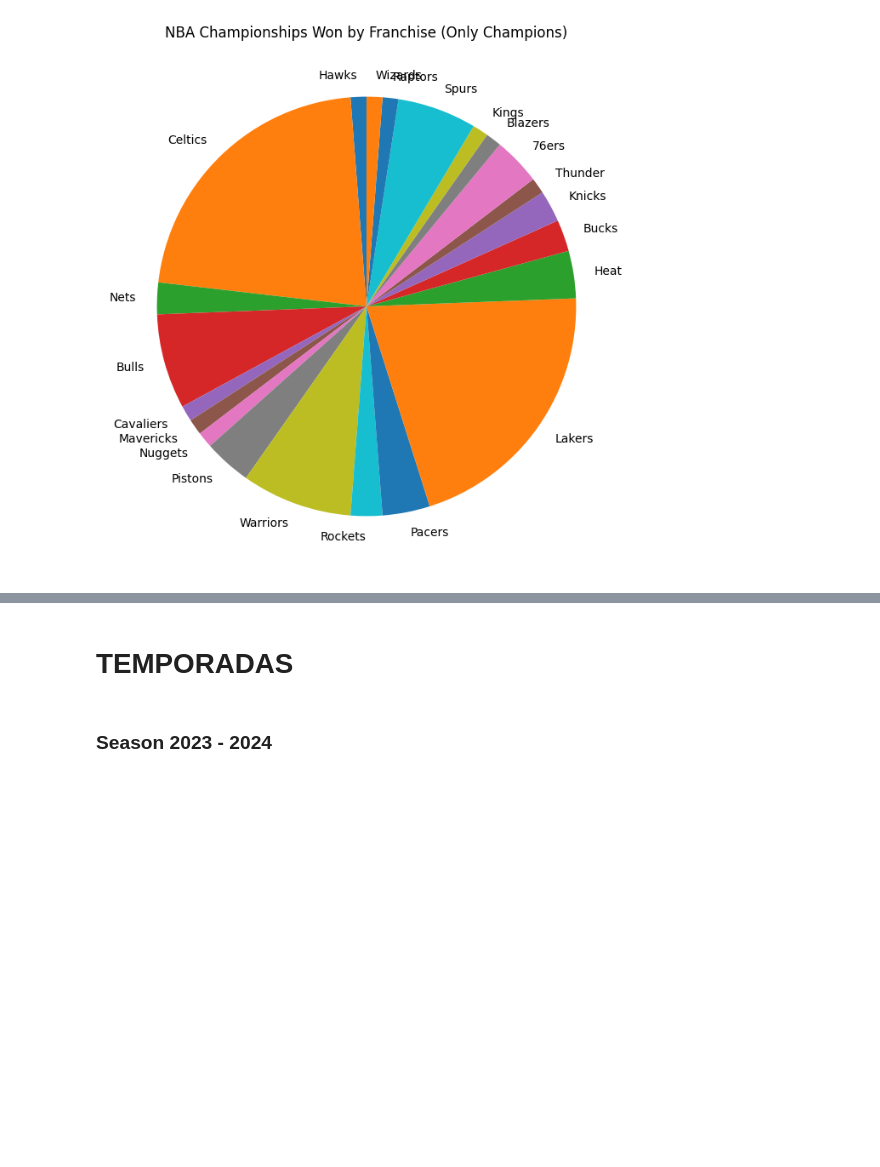
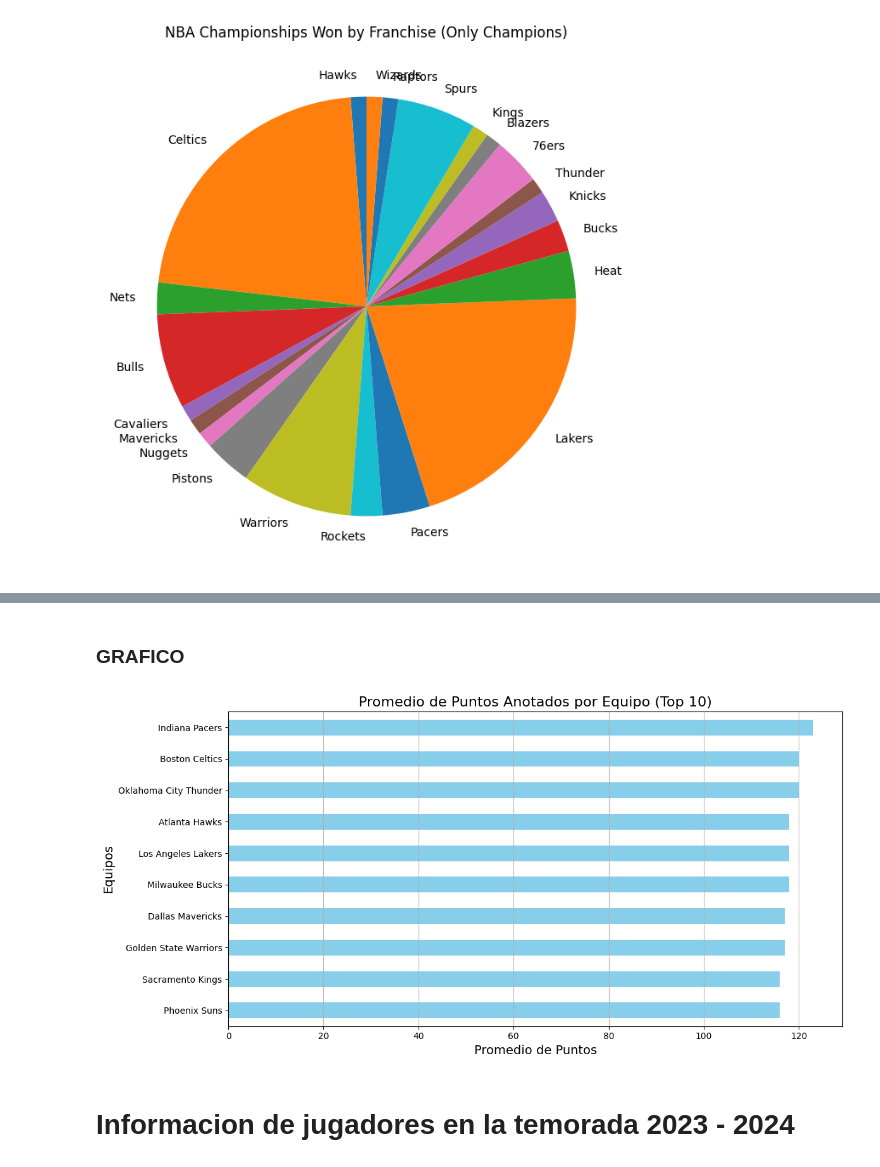
Before and after one commit to tperezv2004/proyecto.github.io, a Jupyter notebook: asses/py/limpieza.ipynb, the cells around one changed output, grey strips where cells are left out. Saved outputs shown, nothing was run; the diff lists cells and outputs as text; code cells hidden in the pictures; blank space fills up the shorter version.

```diff
--- a/asses/py/limpieza.ipynb
+++ b/asses/py/limpieza.ipynb
@@ -66,0 +56,4 @@ plt.savefig('nba_championships_pie_chart.png')
+# %%
+# Cargar el archivo CSV
+df_team = pd.read_csv('../../Datasett/TeamSeason23_24.csv')
+df_team.head()
@@ -66,0 +97,6 @@ plt.savefig('nba_championships_pie_chart.png')
+# %%
+# Crear columna PTS_por_juego
+df_team['PTS_por_juego'] = df_team['PTS'] / 82
+df_team['PTS_por_juego'] = df_team['PTS_por_juego'].astype(int)
+
+df_team.head()
@@ -67,5 +111,26 @@ plt.savefig('nba_championships_pie_chart.png')
+# %%
+# cambiar el nombre de la columna
+df_team = df_team.rename(columns={'Team': 'Equipo'})
 # %% [markdown]
-# TEMPORADAS
+### GRAFICO
+# %%
+# Promedio de puntos por equipo
+avg_pts = df_team.groupby('Equipo')['PTS_por_juego'].mean().sort_values()
+
+top_10_avg_pts = avg_pts.nlargest(10).sort_values(ascending=True)
+
+plt.figure(figsize=(12, 6))
+top_10_avg_pts.plot(kind='barh', color='skyblue')
+
+plt.title('Promedio de Puntos Anotados por Equipo (Top 10)', fontsize=16)
+plt.xlabel('Promedio de Puntos', fontsize=14)
+plt.ylabel('Equipos', fontsize=14)
+plt.grid(axis='x')
+
+plt.tight_layout()
+plt.show()
+# %% [output]
+[figure, added]
 # %% [markdown]
-### Season 2023 - 2024
+# **Informacion de jugadores en la temorada 2023 - 2024**
 # %%
```
Also changed, not shown: parts of 20 cells of this notebook, 7 other files.
